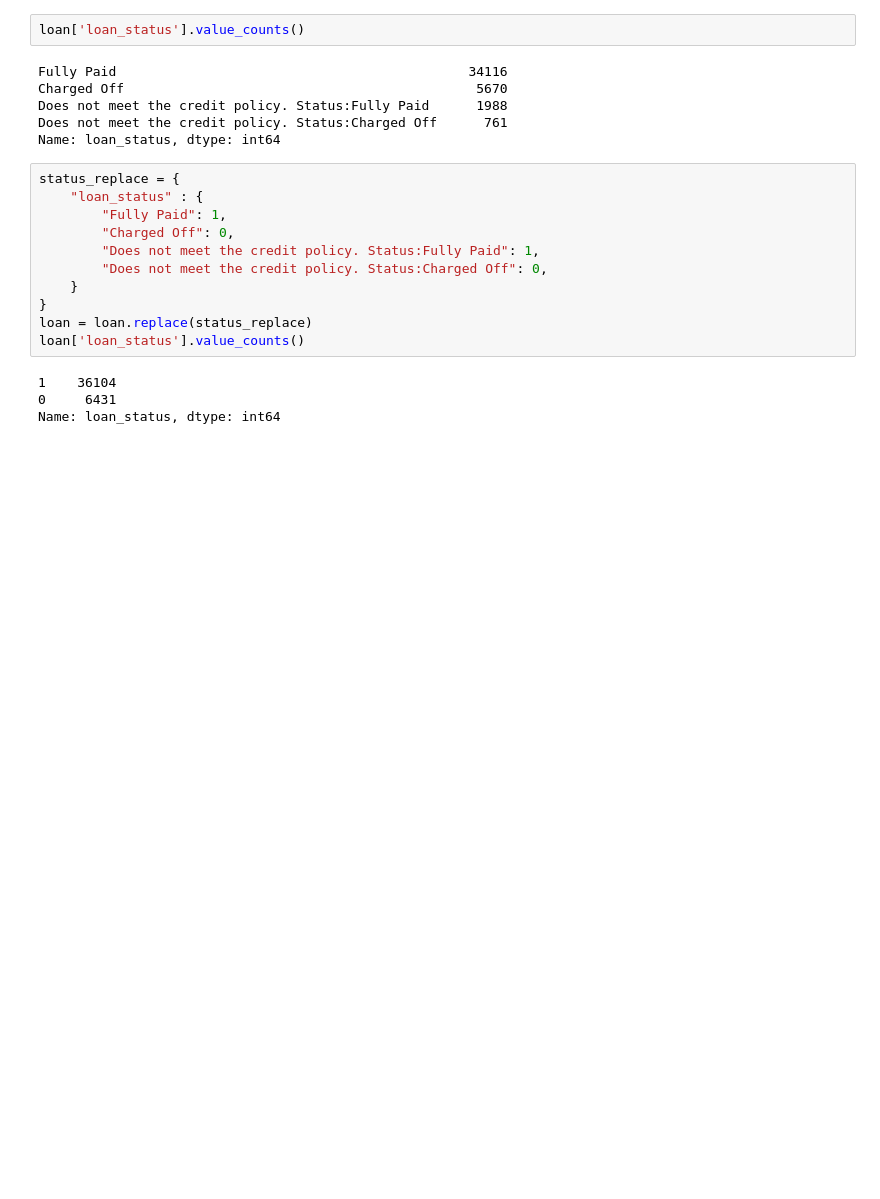
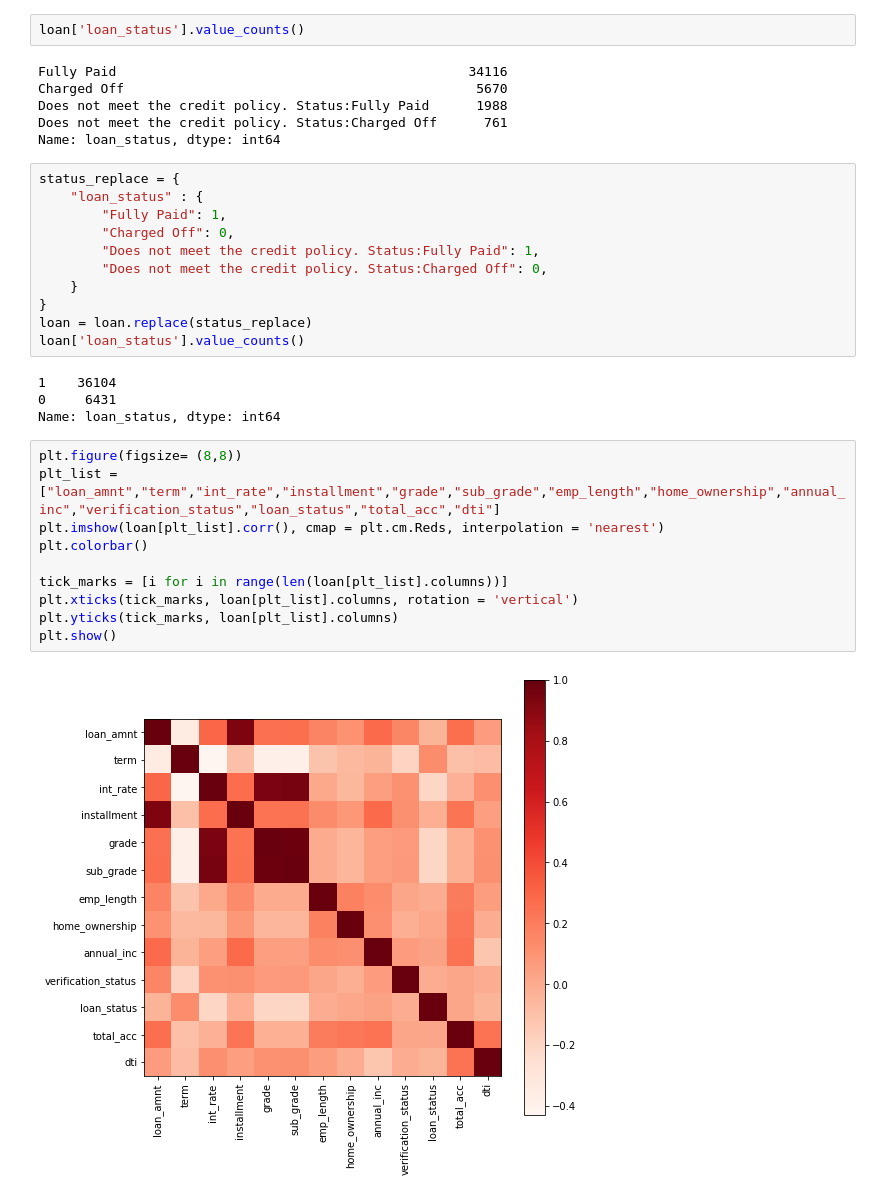
Before and after one commit to phuong84/scripts, a Jupyter notebook: loan_prediction.ipynb, the cells around one changed output. Saved outputs shown, nothing was run; the diff lists cells and outputs as text; blank space fills up the shorter version.

```diff
--- a/loan_prediction.ipynb
+++ b/loan_prediction.ipynb
@@ -147,3 +176,15 @@ loan['loan_status'].value_counts()
 1    36104
 0     6431
 Name: loan_status, dtype: int64
+# %%
+plt.figure(figsize= (8,8))
+plt_list = ["loan_amnt","term","int_rate","installment","grade","sub_grade","emp_length","home_ownership","annual_inc","verification_status","loan_status","total_acc","dti"]
+plt.imshow(loan[plt_list].corr(), cmap = plt.cm.Reds, interpolation = 'nearest')
+plt.colorbar()
+
+tick_marks = [i for i in range(len(loan[plt_list].columns))]
+plt.xticks(tick_marks, loan[plt_list].columns, rotation = 'vertical')
+plt.yticks(tick_marks, loan[plt_list].columns)
+plt.show()
+# %% [output]
+[figure, added]
```
Also changed, not shown: parts of 17 cells of this notebook.
